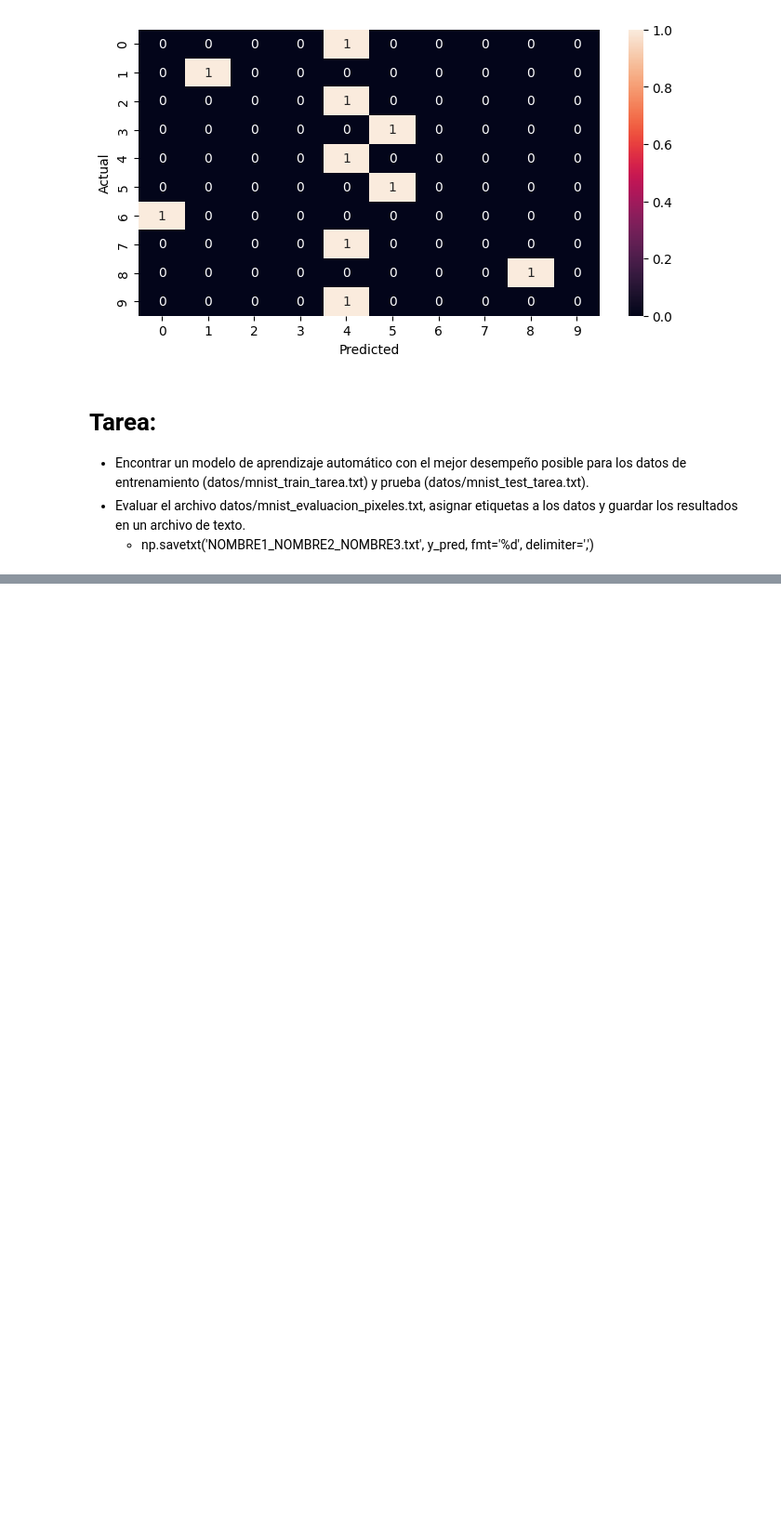
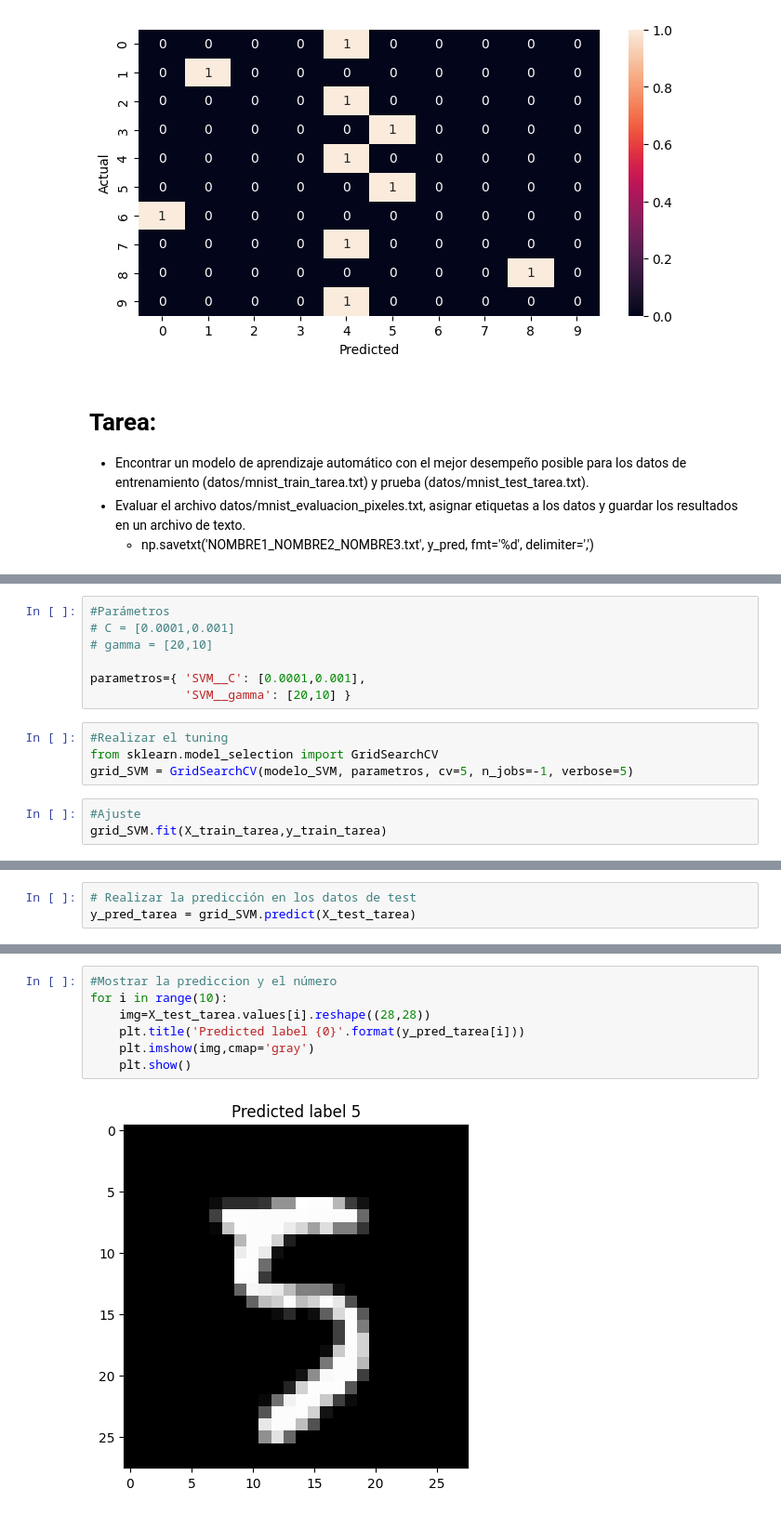
Before and after one commit to JoseAque/TSIA, a Jupyter notebook: TSIA_10_ReconocimientoNumeros_ML/TSIA_10_ReconocimientoNumerosClase_JoseAque.ipynb, the cells around one changed output, grey strips where cells are left out. Shown at 93% size. Cells and saved outputs as stored; diff of their text form; blank space fills up the shorter version.

```diff
--- a/TSIA_10_ReconocimientoNumeros_ML/TSIA_10_ReconocimientoNumerosClase.ipynb
+++ b/TSIA_10_ReconocimientoNumeros_ML/TSIA_10_ReconocimientoNumerosClase_JoseAque.ipynb
@@ -409,0 +449,14 @@ sn.heatmap(df_cm, annot=True)
+# %%
+#Parámetros
+# C = [0.0001,0.001]
+# gamma = [20,10]
+
+parametros={ 'SVM__C': [0.0001,0.001],
+             'SVM__gamma': [20,10] }
+# %%
+#Realizar el tuning
+from sklearn.model_selection import GridSearchCV
+grid_SVM = GridSearchCV(modelo_SVM, parametros, cv=5, n_jobs=-1, verbose=5)
+# %%
+#Ajuste
+grid_SVM.fit(X_train_tarea,y_train_tarea)
@@ -409,0 +487,3 @@ sn.heatmap(df_cm, annot=True)
+# %%
+# Realizar la predicción en los datos de test
+y_pred_tarea = grid_SVM.predict(X_test_tarea)
@@ -409,0 +508,9 @@ sn.heatmap(df_cm, annot=True)
+# %%
+#Mostrar la prediccion y el número
+for i in range(10):
+    img=X_test_tarea.values[i].reshape((28,28))
+    plt.title('Predicted label {0}'.format(y_pred_tarea[i]))
+    plt.imshow(img,cmap='gray')
+    plt.show()
+# %% [output]
+[figure, added]
```
Also changed, not shown: parts of 14 cells of this notebook, 2 other files.
